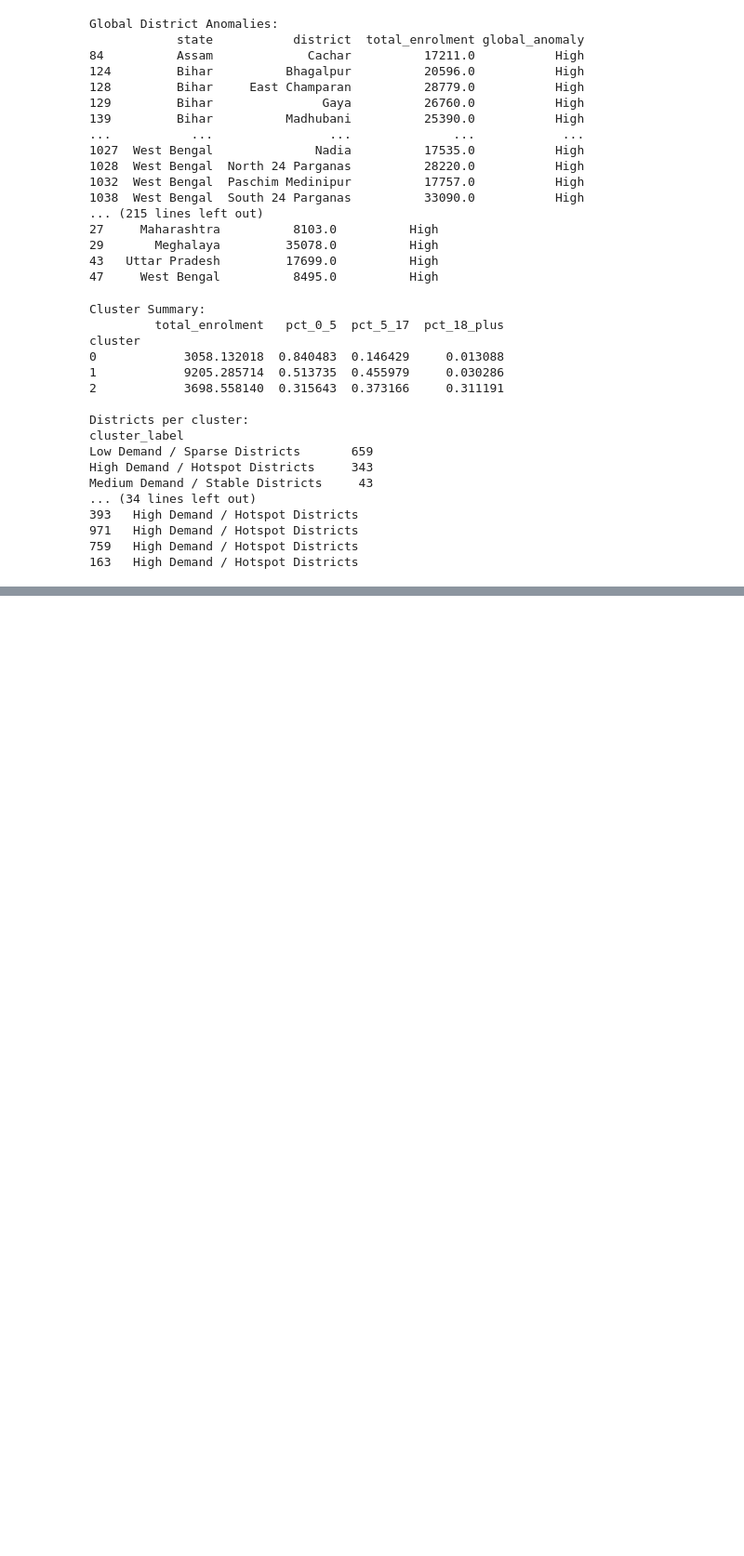
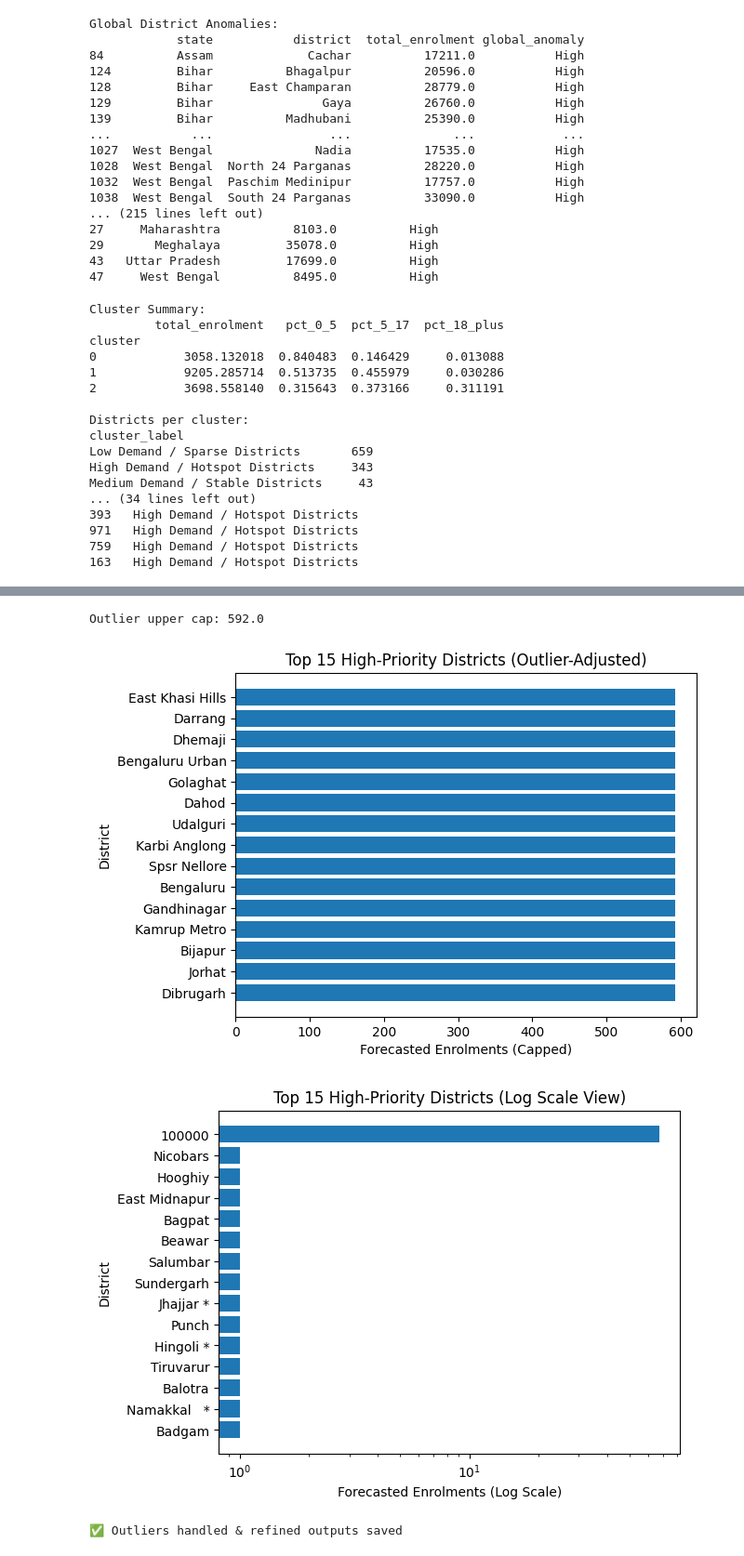
Before and after one commit to akashsingh062/UIDAI-Hackathon, a Jupyter notebook: Welcome_To_Colab.ipynb, the cells around one changed output, grey strips where cells are left out. Shown at 93% size. Drawn from its saved outputs; the diff is of its cells as text; code cells hidden in the pictures; blank space fills up the shorter version.

```diff
--- a/Welcome_To_Colab.ipynb
+++ b/Welcome_To_Colab.ipynb
@@ -347,0 +608,75 @@ Medium Demand / Stable Districts     43
+# %%
+# =========================================
+# STEP 11: Outlier Handling & Better Insights
+# =========================================
+
+import numpy as np
+import matplotlib.pyplot as plt
+
+# -------------------------------------------------
+# STEP 1: Detect outliers using IQR method
+# -------------------------------------------------
+q1 = high_priority["forecast_next_month"].quantile(0.25)
+q3 = high_priority["forecast_next_month"].quantile(0.75)
+iqr = q3 - q1
+
+upper_cap = q3 + 1.5 * iqr
+
+print("Outlier upper cap:", upper_cap)
+
+# -------------------------------------------------
+# STEP 2: Cap extreme values (policy-safe)
+# -------------------------------------------------
+high_priority["forecast_capped"] = np.where(
+    high_priority["forecast_next_month"] > upper_cap,
+    upper_cap,
+    high_priority["forecast_next_month"]
+)
+
+# -------------------------------------------------
+# STEP 3: Re-plot Top 15 with capped values
+# -------------------------------------------------
+top15_capped = (
+    high_priority
+    .sort_values("forecast_capped", ascending=False)
+    .head(15)
+)
+
+plt.figure()
+plt.barh(
+    top15_capped["district"],
+    top15_capped["forecast_capped"]
+)
+plt.xlabel("Forecasted Enrolments (Capped)")
+plt.ylabel("District")
+plt.title("Top 15 High-Priority Districts (Outlier-Adjusted)")
+plt.gca().invert_yaxis()
+plt.show()
+
+# -------------------------------------------------
+# STEP 4: Optional log-scale visualization
+# -------------------------------------------------
+plt.figure()
+plt.barh(
+    top15["district"],
+    top15["forecast_next_month"]
+)
+plt.xscale("log")
+plt.xlabel("Forecasted Enrolments (Log Scale)")
+plt.ylabel("District")
+plt.title("Top 15 High-Priority Districts (Log Scale View)")
+plt.gca().invert_yaxis()
+plt.show()
+
+# -------------------------------------------------
+# STEP 5: Save refined output
+# -------------------------------------------------
+high_priority_refined = high_priority.drop(columns=["forecast_capped"], errors="ignore")
+high_priority_refined.to_csv("high_priority_districts_refined.csv", index=False)
+
+print("✅ Outliers handled & refined outputs saved")
+# %% [output]
+Outlier upper cap: 592.0
+[figure, added]
+[figure, added]
+✅ Outliers handled & refined outputs saved
```
Also changed, not shown: parts of 6 cells of this notebook.
